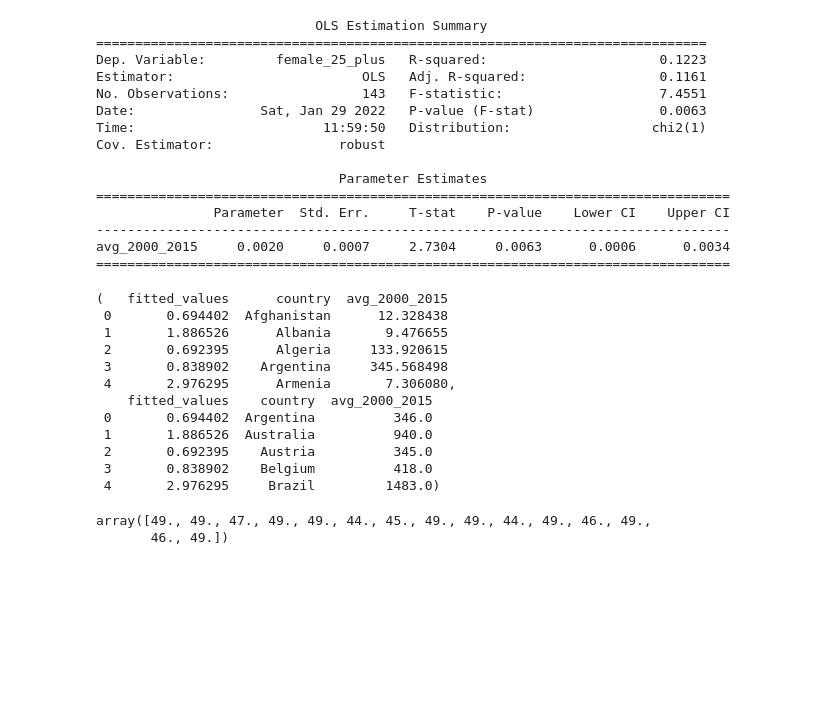
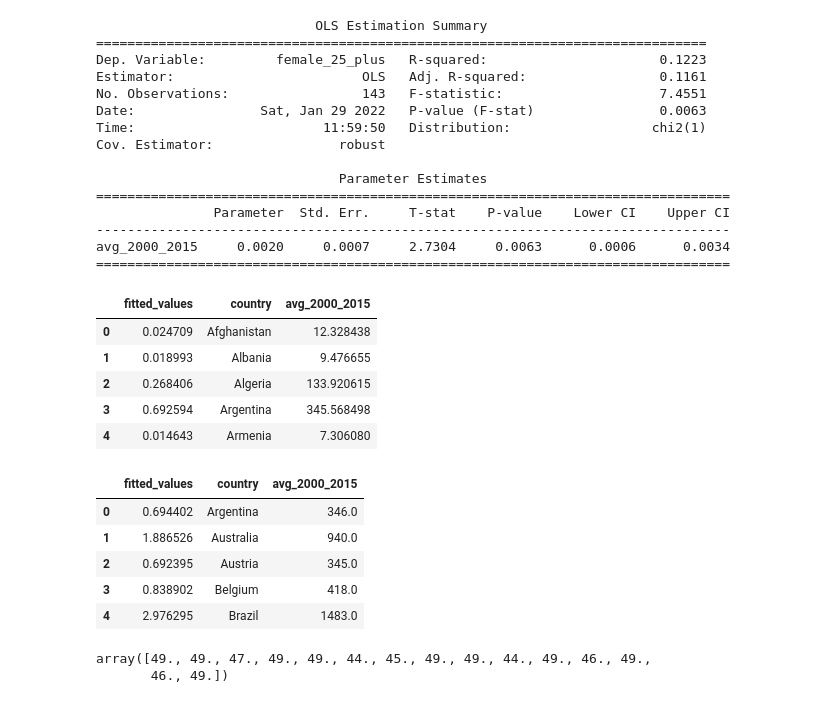
Before and after one commit to bluewallumich/Predicting-Educational-Outcomes, a Jupyter notebook: Milestone II Project v1.ipynb, the cells around one changed output. Cells and saved outputs as stored; diff of their text form; code cells hidden in the pictures; blank space fills up the shorter version.

```diff
--- a/Milestone II Project v1.ipynb
+++ b/Milestone II Project v1.ipynb
@@ -550,23 +550,27 @@ pred_frame = pd.concat(SLSframe,axis=1,join='outer')
 SLSresultsFull = iv2sls_2.predict()
 country_final_Full = modified_df_final[['country','avg_2000_2015']]
 
-SLSframe = [SLSresults, country_final_Full]
-15
-pred_frame_Full = pd.concat(SLSframe,axis=1,join='outer')
-pred_frame_Full.head(), pred_frame.head()
+SLSframe_Full = [SLSresultsFull, country_final_Full]
+
+pred_frame_Full = pd.concat(SLSframe_Full,axis=1,join='outer')
-# %% [output]
-(   fitted_values      country  avg_2000_2015
- 0       0.694402  Afghanistan      12.328438
- 1       1.886526      Albania       9.476655
- 2       0.692395      Algeria     133.920615
- 3       0.838902    Argentina     345.568498
- 4       2.976295      Armenia       7.306080,
-    fitted_values    country  avg_2000_2015
- 0       0.694402  Argentina          346.0
- 1       1.886526  Australia          940.0
- 2       0.692395    Austria          345.0
- 3       0.838902    Belgium          418.0
- 4       2.976295     Brazil         1483.0)
+# %%
+pred_frame_Full.head()
+# %% [output]
+|  | fitted_values | country | avg_2000_2015 |
+| 0 | 0.024709 | Afghanistan | 12.328438 |
+| 1 | 0.018993 | Albania | 9.476655 |
+| 2 | 0.268406 | Algeria | 133.920615 |
+| 3 | 0.692594 | Argentina | 345.568498 |
+| 4 | 0.014643 | Armenia | 7.306080 |
+# %%
+pred_frame.head()
+# %% [output]
+|  | fitted_values | country | avg_2000_2015 |
+| 0 | 0.694402 | Argentina | 346.0 |
+| 1 | 1.886526 | Australia | 940.0 |
+| 2 | 0.692395 | Austria | 345.0 |
+| 3 | 0.838902 | Belgium | 418.0 |
+| 4 | 2.976295 | Brazil | 1483.0 |
 # %%
 #Naive Bayes
 ##How would I use this with the data?
```
